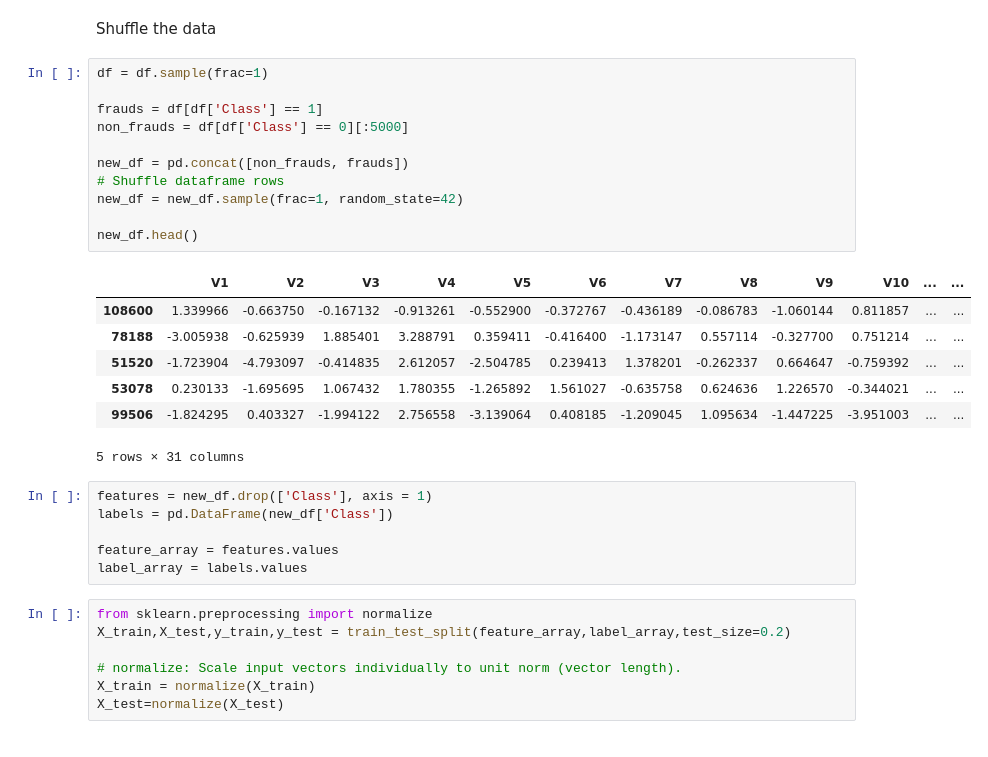
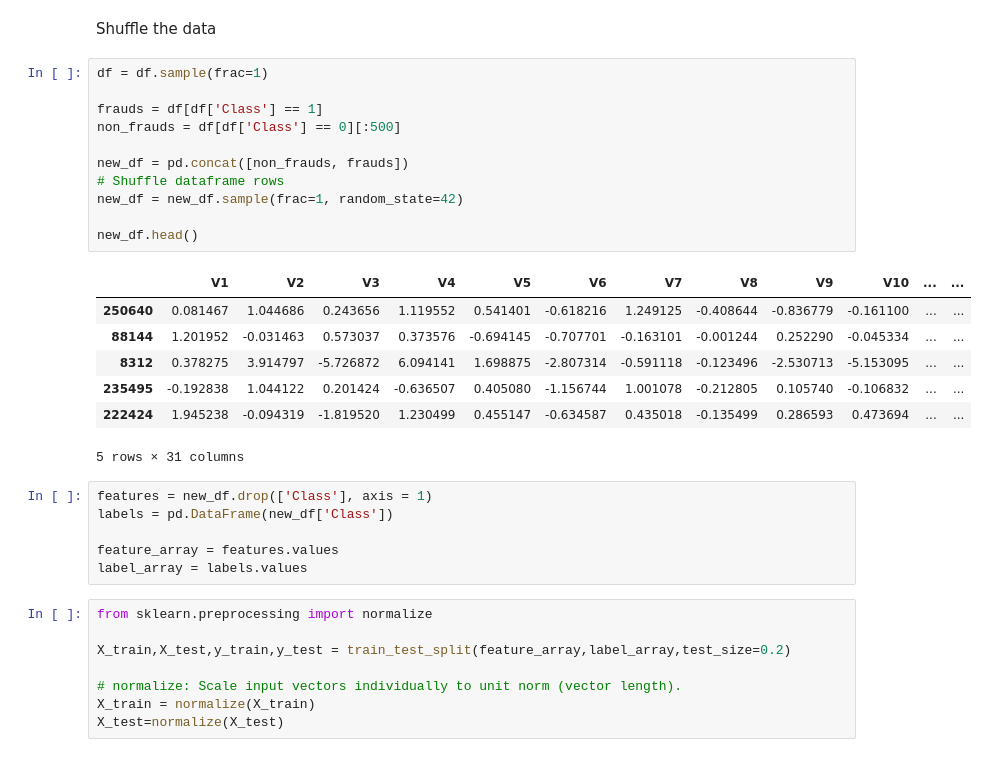
Before and after one commit to JacobMaullin-Davies/Learning-from-Data, a Jupyter notebook: Learning from data CW.ipynb, the cells around one changed output. Cells and saved outputs as stored; diff of their text form.

```diff
--- a/Learning from data CW.ipynb
+++ b/Learning from data CW.ipynb
@@ -179,21 +179,21 @@ Shuffle the data
 # %%
 df = df.sample(frac=1)
 
 frauds = df[df['Class'] == 1]
-non_frauds = df[df['Class'] == 0][:5000]
+non_frauds = df[df['Class'] == 0][:500]
 
 new_df = pd.concat([non_frauds, frauds])
 # Shuffle dataframe rows
 new_df = new_df.sample(frac=1, random_state=42)
 
 new_df.head()
 # %% [output]
 |  | V1 | V2 | V3 | V4 | V5 | V6 | V7 | V8 | V9 | V10 | ... | ... |
-| 108600 | 1.339966 | -0.663750 | -0.167132 | -0.913261 | -0.552900 | -0.372767 | -0.436189 | -0.086783 | -1.060144 | 0.811857 | ... | ... |
-| 78188 | -3.005938 | -0.625939 | 1.885401 | 3.288791 | 0.359411 | -0.416400 | -1.173147 | 0.557114 | -0.327700 | 0.751214 | ... | ... |
-| 51520 | -1.723904 | -4.793097 | -0.414835 | 2.612057 | -2.504785 | 0.239413 | 1.378201 | -0.262337 | 0.664647 | -0.759392 | ... | ... |
-| 53078 | 0.230133 | -1.695695 | 1.067432 | 1.780355 | -1.265892 | 1.561027 | -0.635758 | 0.624636 | 1.226570 | -0.344021 | ... | ... |
-| 99506 | -1.824295 | 0.403327 | -1.994122 | 2.756558 | -3.139064 | 0.408185 | -1.209045 | 1.095634 | -1.447225 | -3.951003 | ... | ... |
+| 250640 | 0.081467 | 1.044686 | 0.243656 | 1.119552 | 0.541401 | -0.618216 | 1.249125 | -0.408644 | -0.836779 | -0.161100 | ... | ... |
+| 88144 | 1.201952 | -0.031463 | 0.573037 | 0.373576 | -0.694145 | -0.707701 | -0.163101 | -0.001244 | 0.252290 | -0.045334 | ... | ... |
+| 8312 | 0.378275 | 3.914797 | -5.726872 | 6.094141 | 1.698875 | -2.807314 | -0.591118 | -0.123496 | -2.530713 | -5.153095 | ... | ... |
+| 235495 | -0.192838 | 1.044122 | 0.201424 | -0.636507 | 0.405080 | -1.156744 | 1.001078 | -0.212805 | 0.105740 | -0.106832 | ... | ... |
+| 222424 | 1.945238 | -0.094319 | -1.819520 | 1.230499 | 0.455147 | -0.634587 | 0.435018 | -0.135499 | 0.286593 | 0.473694 | ... | ... |
 5 rows × 31 columns
 # %%
 features = new_df.drop(['Class'], axis = 1)
@@ -203,6 +203,7 @@ feature_array = features.values
 label_array = labels.values
 # %%
 from sklearn.preprocessing import normalize
+
 X_train,X_test,y_train,y_test = train_test_split(feature_array,label_array,test_size=0.2)
 
 # normalize: Scale input vectors individually to unit norm (vector length).
```
Also changed, not shown: parts of 15 cells of this notebook.
